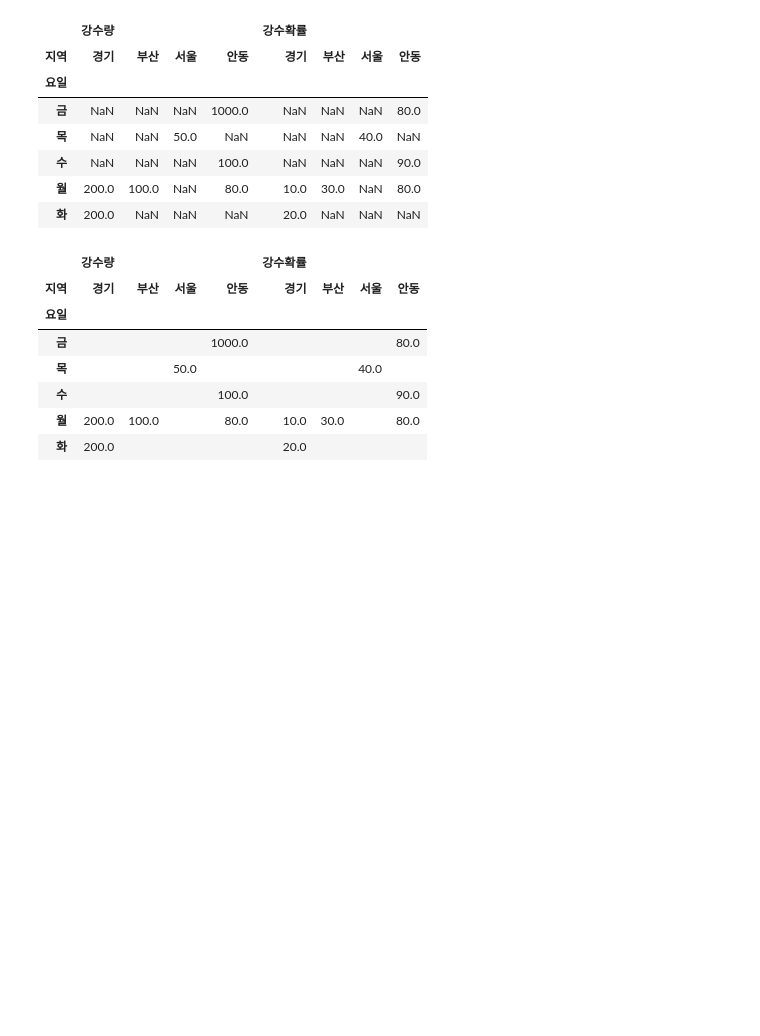
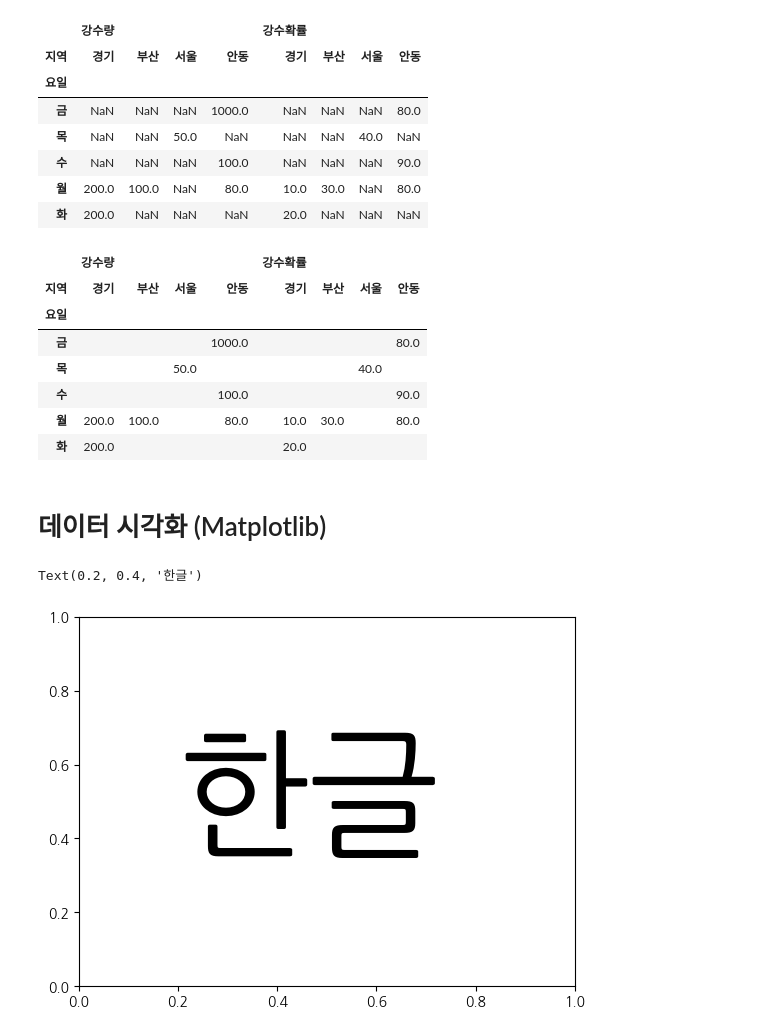
Before and after one commit to jungmin9911/python_pknu, a Jupyter notebook: python11.ipynb, the cells around one changed output. Cells and saved outputs as stored; diff of their text form; code cells hidden in the pictures; blank space fills up the shorter version.

```diff
--- a/python11.ipynb
+++ b/python11.ipynb
@@ -377,3 +377,16 @@ pd.pivot_table(df, index="요일", columns="지역", aggfunc="max").fillna(" ")
 | 수 |  |  |  | 100.0 |  |  |  | 90.0 |
 | 월 | 200.0 | 100.0 |  | 80.0 | 10.0 | 30.0 |  | 80.0 |
 | 화 | 200.0 |  |  |  | 20.0 |  |  |  |
+# %% [markdown]
+# 데이터 시각화 (Matplotlib)
+# %%
+import matplotlib
+from matplotlib import rc
+import matplotlib.font_manager as fm
+path = "C:\\Windows\\Fonts\\NanumGothicLight.otf"
+font_name = fm.FontProperties(fname = path).get_name()
+rc("font", family = font_name)
+plt.text(0.2, 0.4, "한글", size=100)
+# %% [output]
+Text(0.2, 0.4, '한글')
+[figure, added]
```
Also changed, not shown: parts of 11 cells of this notebook, 1 other file.
